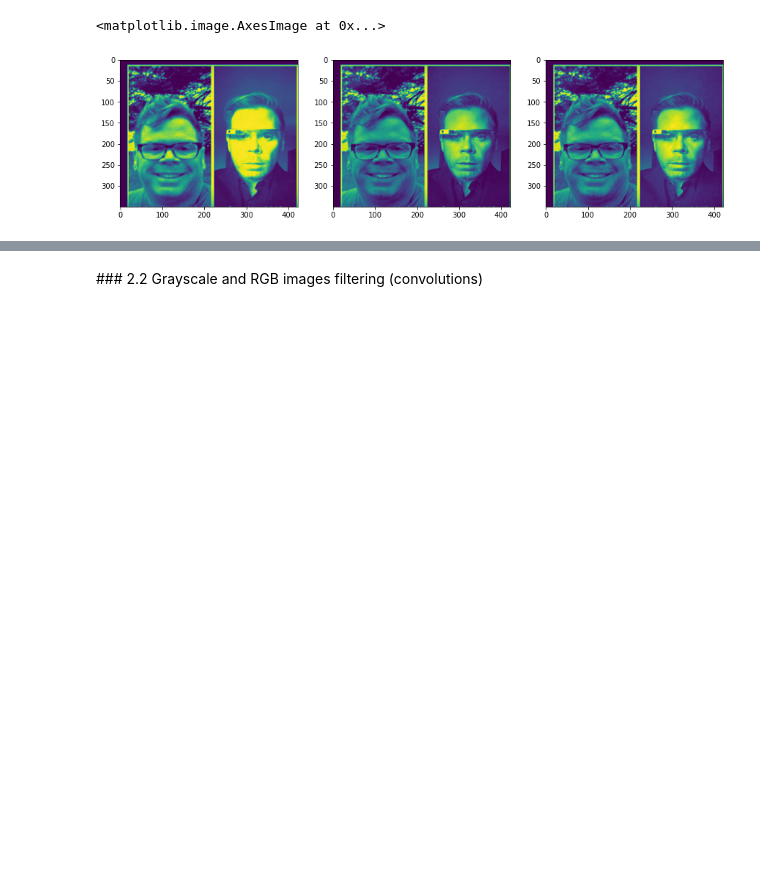
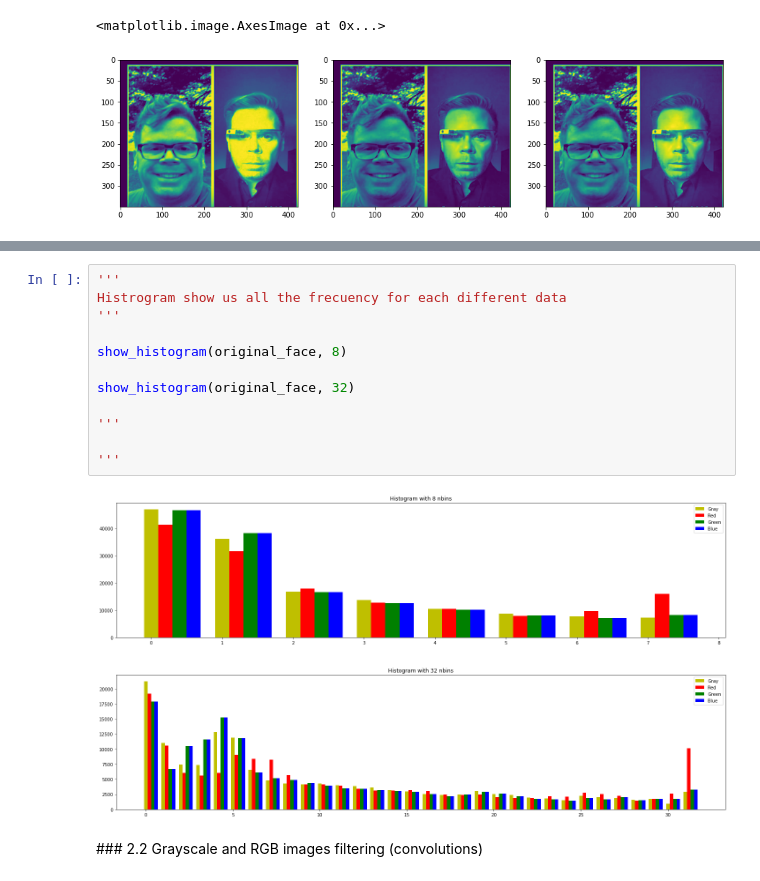
Before and after one commit to rsberrocal/VA_Practicas, a Jupyter notebook: Lab2/p2_Richard.ipynb, the cells around one changed output, grey strips where cells are left out. Saved outputs shown, nothing was run; the diff lists cells and outputs as text; blank space fills up the shorter version.

```diff
--- a/Lab2/p2_Richard.ipynb
+++ b/Lab2/p2_Richard.ipynb
@@ -97,3 +158,18 @@ Help: [matplotlib image tutorial](https://matplotlib.org/users/image_tutorial.ht
+# %%
+'''
+Histrogram show us all the frecuency for each different data
+'''
+
+show_histogram(original_face, 8)
+
+show_histogram(original_face, 32)
+
+'''
+
+'''
+# %% [output]
+[figure, added]
+[figure, added]
 # %% [markdown]
 ### 2.2 Grayscale and RGB images filtering (convolutions)
 # %% [markdown]
```
Also changed, not shown: parts of 17 cells of this notebook, 9 other files.
